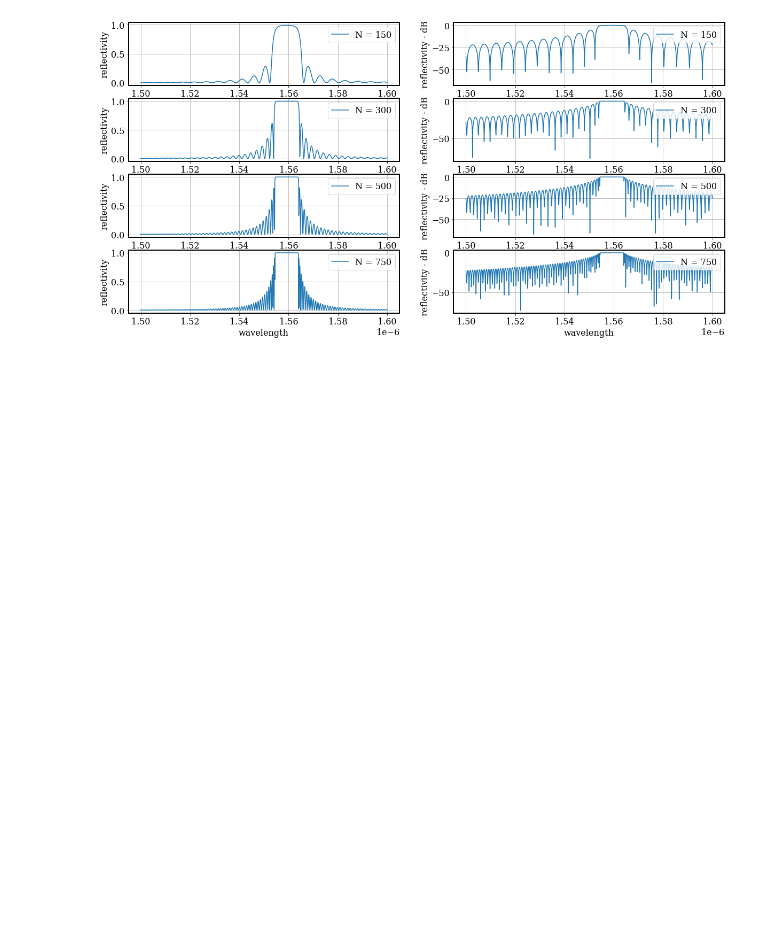
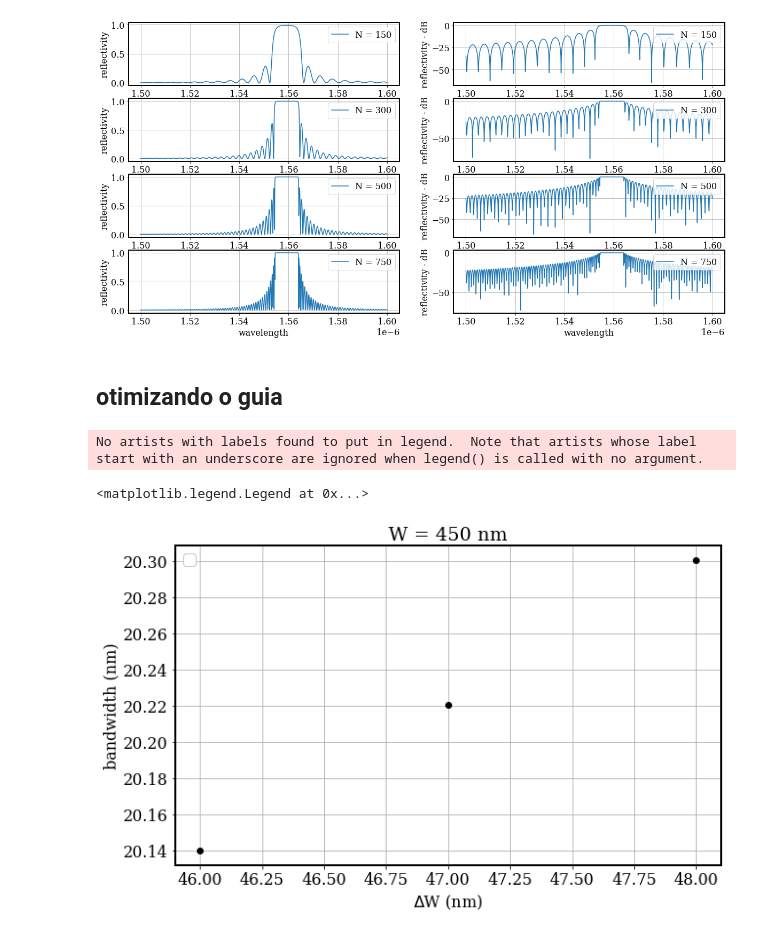
Before and after one commit to moisesoliveira08/BragGrating, a Jupyter notebook: Documentation/device.ipynb, the cells around one changed output. Saved outputs shown, nothing was run; the diff lists cells and outputs as text; code cells hidden in the pictures; blank space fills up the shorter version.

```diff
--- a/Documentation/device.ipynb
+++ b/Documentation/device.ipynb
@@ -526,3 +528,60 @@ for i in range(4):
     ax[i][1].legend(loc = 'upper right')
 # %% [output]
 [figure]
+# %% [markdown]
+## otimizando o guia
+# %%
+w = 450e-9
+delta_w = 50e-9
+mode.switchtolayout()
+mode.setnamed("guide1","y span", w + delta_w)
+mode.setnamed("guide2","y span", w - delta_w)
+mode.setnamed('guide_after','y span', w)
+mode.setnamed('guide_before','y span', w)
+# %%
+N = 3
+corrugation_width = np.linspace(10e-9, 50e-9, N)
+fwhm = np.zeros(N)
+for i in range(N):
+    mode.switchtolayout()
+    mode.setnamed("guide1","y span",w + corrugation_width[i])
+    mode.setnamed('guide2','y span',w - corrugation_width[i])
+    mode.select('EME')
+    mode.set("group spans", np.transpose([0.25e-6, period/2,period/2,0.25e-6]))
+    mode.run()
+    mode.setemeanalysis("Wavelength sweep",1)
+    mode.setemeanalysis("start wavelength",1500e-9)
+    mode.setemeanalysis("stop wavelength",1600e-9)
+    mode.setemeanalysis("number of wavelength points",1000)
+    mode.emesweep('wavelength sweep')
+    S_parameters = mode.getemesweep("S_wavelength_sweep")
+    s11= abs(S_parameters['s11']**2)
+    wavelength = S_parameters['wavelength']
+    peak = find_peaks(s11, height=0.7)
+    peak_pos = wavelength[peak[0]]
+    mode.setemeanalysis("start wavelength",peak_pos[0][0] - 20e-9)
+    mode.setemeanalysis("stop wavelength",peak_pos[0][0] + 20e-9)
+    mode.setemeanalysis("number of wavelength points",1000)
+    mode.emesweep('wavelength sweep')
+    S_parameters = mode.getemesweep("S_wavelength_sweep")
+    s11= abs(S_parameters['s11']**2)
+    wavelength = S_parameters['wavelength']
+    band = FWHM(wavelength, s11,500)
+    fwhm[i] = band[1][0] - band[0][0]
+
+figure = plt.figure(figsize = (10, 6))
+plt.rc('font', **font)
+plt.rc('axes', linewidth=2)
+for i in range (N):
+    plt.plot(corrugation_width[i]*1e9, fwhm[i]*1e9,'o', color = 'black')
+#plt.plot(corrugation_width, fwhm)
+#plt.plot(x*1e9, y*1e9,label = 'y = '+ str(round(a, 3)) + 'x + ' + str(round(b*1e9, 3)) + ' nm')
+plt.xlabel('$\Delta$' + 'W (nm)')
+plt.ylabel('bandwidth (nm)')
+plt.grid(True)
+plt.title('W = 450 nm')
+plt.legend(loc = 'upper left', framealpha = 1)
+# %% [output]
+No artists with labels found to put in legend.  Note that artists whose label start with an underscore are ignored when legend() is called with no argument.
+<matplotlib.legend.Legend at 0x...>
+[figure, added]
```
Also changed, not shown: parts of 8 cells of this notebook, 2 other files.
